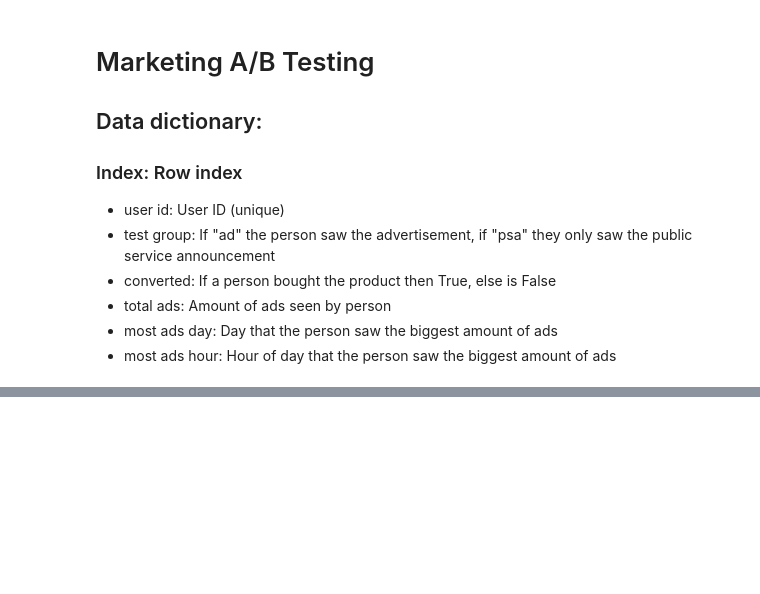
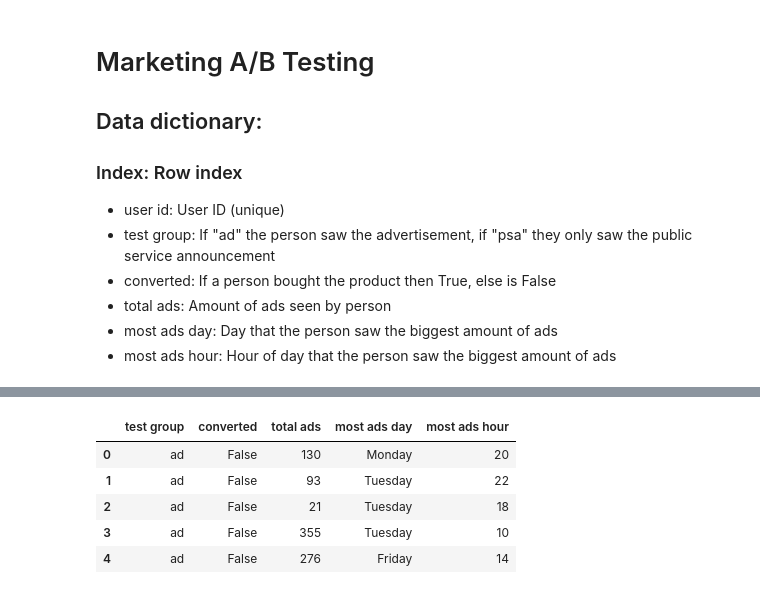
Before and after one commit to AlexanderGajduk/A_B_testing, a Jupyter notebook: marketing_AB.ipynb, the cells around one changed output, grey strips where cells are left out. Cells and saved outputs as stored; diff of their text form; code cells hidden in the pictures; blank space fills up the shorter version.

```diff
--- a/marketing_AB.ipynb
+++ b/marketing_AB.ipynb
@@ -14,0 +39,10 @@ import numpy as np
+# %%
+df.drop(['Unnamed: 0', 'user id'], axis=1, inplace = True)
+df.head()
+# %% [output]
+|  | test group | converted | total ads | most ads day | most ads hour |
+| 0 | ad | False | 130 | Monday | 20 |
+| 1 | ad | False | 93 | Tuesday | 22 |
+| 2 | ad | False | 21 | Tuesday | 18 |
+| 3 | ad | False | 355 | Tuesday | 10 |
+| 4 | ad | False | 276 | Friday | 14 |
```
Also changed, not shown: parts of 11 cells of this notebook.
